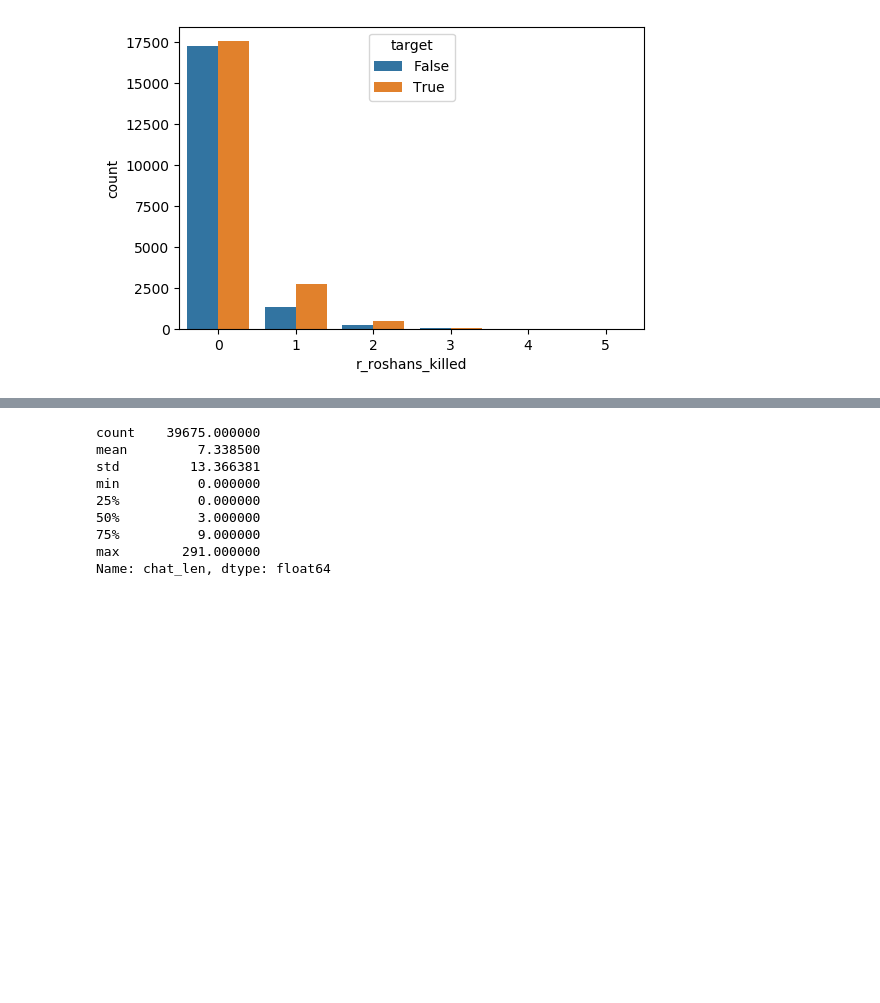
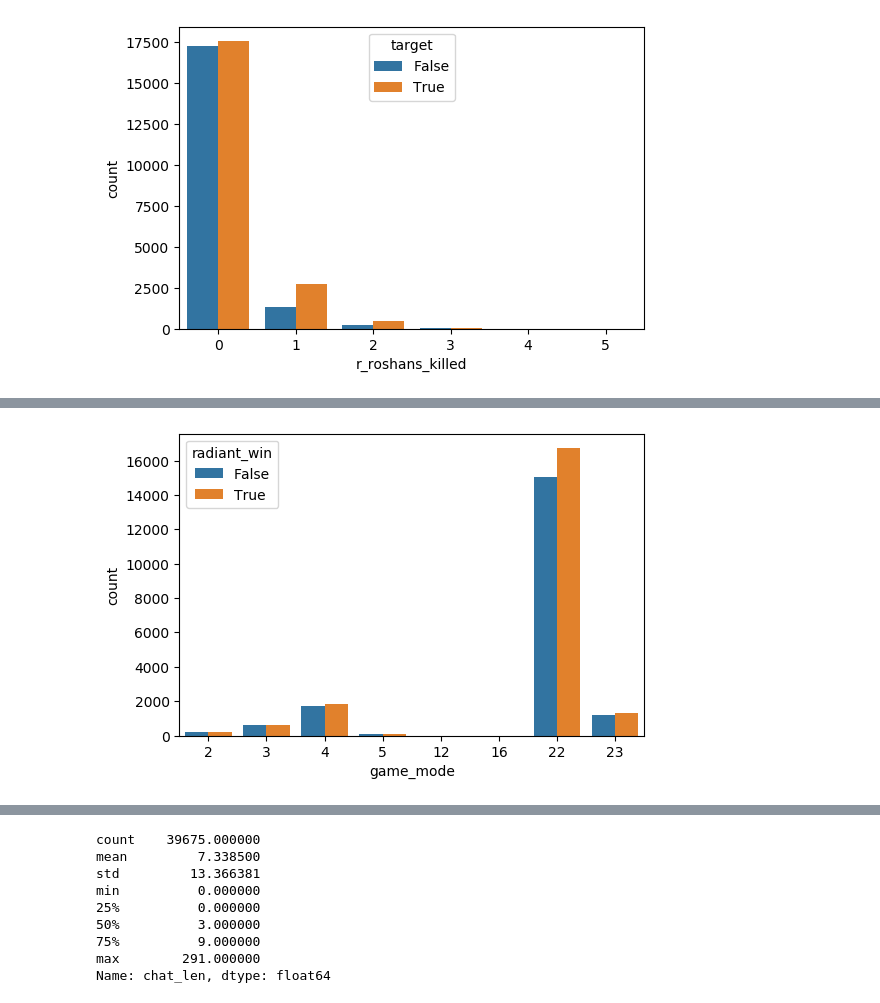
Before and after one commit to tankonst/game_winner_binary_classifier, a Jupyter notebook: EDA_mb.ipynb, the cells around one changed output, grey strips where cells are left out. Cells and saved outputs as stored; diff of their text form; code cells hidden in the pictures; blank space fills up the shorter version.

```diff
--- a/EDA_mb.ipynb
+++ b/EDA_mb.ipynb
@@ -142,0 +157,4 @@ sns.countplot(x="r_roshans_killed", hue="target", data=new_features);
+# %%
+sns.countplot(x="game_mode", hue="radiant_win", data=full_df);
+# %% [output]
+[figure, added]
```
Also changed, not shown: parts of 4 cells of this notebook.
